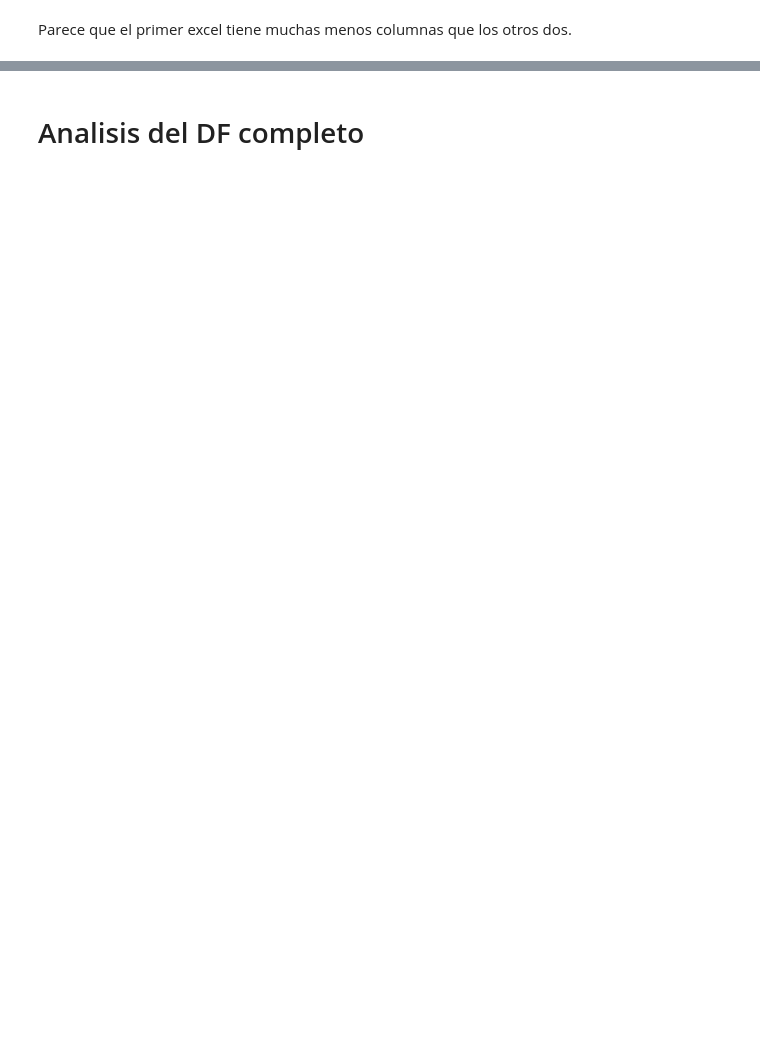
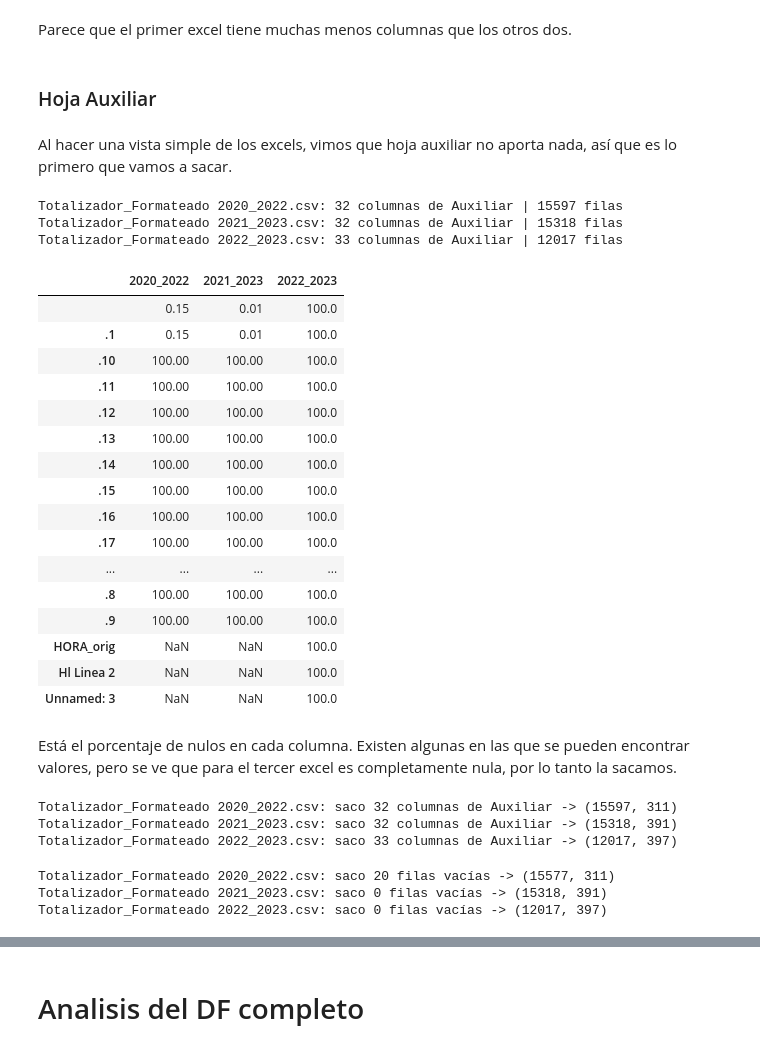
Before and after one commit to Marcjun/Cerveceria-LabDatosII, a Jupyter notebook: notebooks/eda.ipynb, the cells around one changed output, grey strips where cells are left out. Cells and saved outputs as stored; diff of their text form; code cells hidden in the pictures; blank space fills up the shorter version.

```diff
--- a/notebooks/eda.ipynb
+++ b/notebooks/eda.ipynb
@@ -28,7 +25,7 @@ LIMITE = 23 * 3600            # 23:00:00 en segundos desde medianoche
 SALIDA = ROOT / "data" / "processed" / "datos_base.csv"
 # %%
 def hoja_de(col):
-    """'Consolidado EE | Frio (Kw)' -> 'Consolidado EE'. None para DIA, HORA, N_REPETICION."""
+    """'Consolidado EE | Frio (Kw)' -> 'Consolidado EE'. None para DIA, HORA"""
     return col.split(SEP, 1)[0] if SEP in col else None
 
 
@@ -100,0 +86,62 @@ def revisar_dias(df, min_filas=24, max_filas=25):
+# %% [markdown]
+### Hoja Auxiliar
+# %% [markdown]
+Al hacer una vista simple de los excels, vimos que hoja auxiliar no aporta nada, así que es lo primero que vamos a sacar.
+# %%
+# Auxiliar en los 3 archivos: % de nulos por columna, sobre todas las filas (no solo 23:59)
+pct_aux = {}
+for nombre, df in dfs.items():
+    cols = [c for c in df.columns if hoja_de(c) == "Auxiliar"]
+    pct_aux[nombre] = df[cols].isna().mean().mul(100).round(2)
+    print(f"{nombre}: {len(cols)} columnas de Auxiliar | {len(df)} filas")
+
+# Filas = columnas de Auxiliar, columnas = archivos.
+# NaN en la tabla = esa columna no existe en ese archivo
+tabla_aux = pd.DataFrame(pct_aux)
+tabla_aux.index = tabla_aux.index.str.replace("Auxiliar | ", "", regex=False)
+tabla_aux.columns = [c.replace("Totalizador_Formateado ", "").replace(".csv", "") for c in tabla_aux.columns]
+tabla_aux
+# %% [output]
+Totalizador_Formateado 2020_2022.csv: 32 columnas de Auxiliar | 15597 filas
+Totalizador_Formateado 2021_2023.csv: 32 columnas de Auxiliar | 15318 filas
+Totalizador_Formateado 2022_2023.csv: 33 columnas de Auxiliar | 12017 filas
+|  | 2020_2022 | 2021_2023 | 2022_2023 |
+|  | 0.15 | 0.01 | 100.0 |
+| .1 | 0.15 | 0.01 | 100.0 |
+| .10 | 100.00 | 100.00 | 100.0 |
+| .11 | 100.00 | 100.00 | 100.0 |
+| .12 | 100.00 | 100.00 | 100.0 |
+| .13 | 100.00 | 100.00 | 100.0 |
+| .14 | 100.00 | 100.00 | 100.0 |
+| .15 | 100.00 | 100.00 | 100.0 |
+| .16 | 100.00 | 100.00 | 100.0 |
+| .17 | 100.00 | 100.00 | 100.0 |
+| ... | ... | ... | ... |
+| .8 | 100.00 | 100.00 | 100.0 |
+| .9 | 100.00 | 100.00 | 100.0 |
+| HORA_orig | NaN | NaN | 100.0 |
+| Hl Linea 2 | NaN | NaN | 100.0 |
+| Unnamed: 3 | NaN | NaN | 100.0 |
+# %% [markdown]
+Está el porcentaje de nulos en cada columna. Existen algunas en las que se pueden encontrar valores, pero se ve que para el tercer excel es completamente nula, por lo tanto la sacamos.
+# %%
+# Saco todas las columnas de Auxiliar de los 3 archivos
+for nombre, df in dfs.items():
+    cols_aux = [c for c in df.columns if hoja_de(c) == "Auxiliar"]
+    dfs[nombre] = df.drop(columns=cols_aux)
+    print(f"{nombre}: saco {len(cols_aux)} columnas de Auxiliar -> {dfs[nombre].shape}")
+# %% [output]
+Totalizador_Formateado 2020_2022.csv: saco 32 columnas de Auxiliar -> (15597, 311)
+Totalizador_Formateado 2021_2023.csv: saco 32 columnas de Auxiliar -> (15318, 391)
+Totalizador_Formateado 2022_2023.csv: saco 33 columnas de Auxiliar -> (12017, 397)
+# %%
+# Saco las filas que quedaron sin ningún dato (eran solo Auxiliar)
+for nombre, df in dfs.items():
+    cols = [c for c in df.columns if hoja_de(c) is not None]
+    vacias = df[cols].isna().all(axis=1)
+    dfs[nombre] = df[~vacias].copy()
+    print(f"{nombre}: saco {vacias.sum()} filas vacías -> {dfs[nombre].shape}")
+# %% [output]
+Totalizador_Formateado 2020_2022.csv: saco 20 filas vacías -> (15577, 311)
+Totalizador_Formateado 2021_2023.csv: saco 0 filas vacías -> (15318, 391)
+Totalizador_Formateado 2022_2023.csv: saco 0 filas vacías -> (12017, 397)
```
Also changed, not shown: parts of 71 cells of this notebook, 4 other files.
